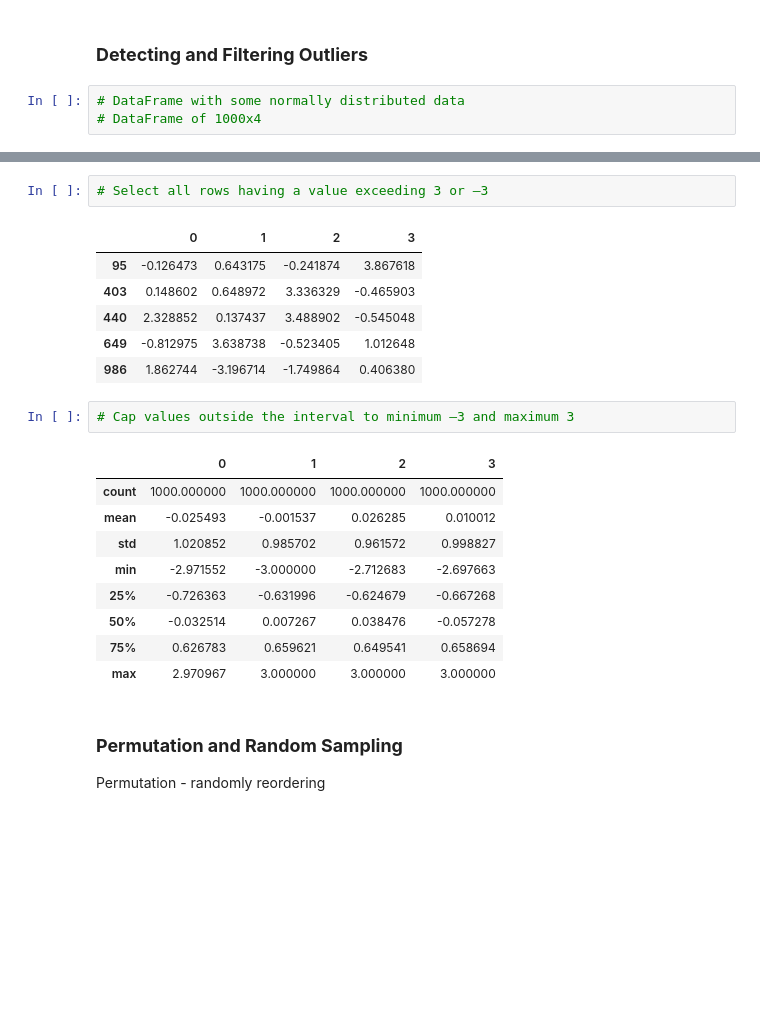
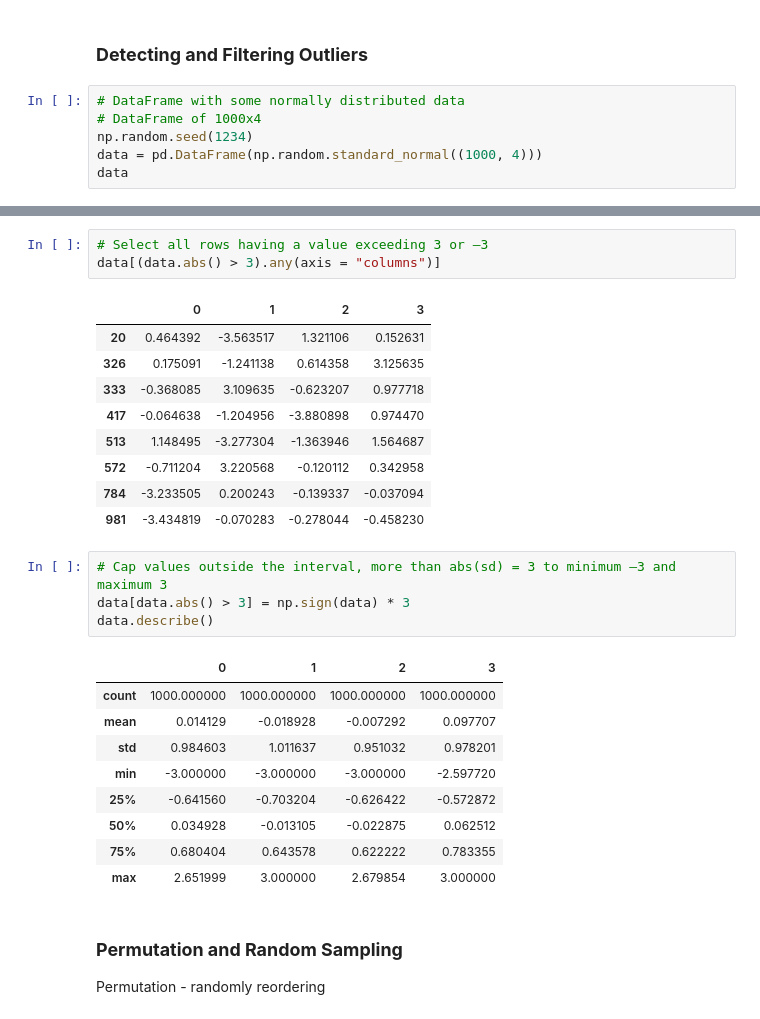
Before and after one commit to azrazainol/DS-week-10, a Jupyter notebook: Data_Science_Week_9_10.ipynb, the cells around one changed output, grey strips where cells are left out. Drawn from its saved outputs; the diff is of its cells as text; blank space fills up the shorter version.

```diff
--- a/Data_Science_Week_9_10.ipynb
+++ b/Data_Science_Week_9_10.ipynb
@@ -581,5 +592,8 @@ dtype: int64
 # %%
 # DataFrame with some normally distributed data
 # DataFrame of 1000x4
+np.random.seed(1234)
+data = pd.DataFrame(np.random.standard_normal((1000, 4)))
+data
 # %% [output]
 |  | 0 | 1 | 2 | 3 |
@@ -617,24 +628,30 @@ Name: 2, dtype: float64
 # %%
 # Select all rows having a value exceeding 3 or –3
+data[(data.abs() > 3).any(axis = "columns")]
 # %% [output]
 |  | 0 | 1 | 2 | 3 |
-| 95 | -0.126473 | 0.643175 | -0.241874 | 3.867618 |
-| 403 | 0.148602 | 0.648972 | 3.336329 | -0.465903 |
-| 440 | 2.328852 | 0.137437 | 3.488902 | -0.545048 |
-| 649 | -0.812975 | 3.638738 | -0.523405 | 1.012648 |
-| 986 | 1.862744 | -3.196714 | -1.749864 | 0.406380 |
+| 20 | 0.464392 | -3.563517 | 1.321106 | 0.152631 |
+| 326 | 0.175091 | -1.241138 | 0.614358 | 3.125635 |
+| 333 | -0.368085 | 3.109635 | -0.623207 | 0.977718 |
+| 417 | -0.064638 | -1.204956 | -3.880898 | 0.974470 |
+| 513 | 1.148495 | -3.277304 | -1.363946 | 1.564687 |
+| 572 | -0.711204 | 3.220568 | -0.120112 | 0.342958 |
+| 784 | -3.233505 | 0.200243 | -0.139337 | -0.037094 |
+| 981 | -3.434819 | -0.070283 | -0.278044 | -0.458230 |
 # %%
-# Cap values outside the interval to minimum –3 and maximum 3
+# Cap values outside the interval, more than abs(sd) = 3 to minimum –3 and maximum 3
+data[data.abs() > 3] = np.sign(data) * 3
+data.describe()
 # %% [output]
 |  | 0 | 1 | 2 | 3 |
 | count | 1000.000000 | 1000.000000 | 1000.000000 | 1000.000000 |
-| mean | -0.025493 | -0.001537 | 0.026285 | 0.010012 |
-| std | 1.020852 | 0.985702 | 0.961572 | 0.998827 |
-| min | -2.971552 | -3.000000 | -2.712683 | -2.697663 |
-| 25% | -0.726363 | -0.631996 | -0.624679 | -0.667268 |
-| 50% | -0.032514 | 0.007267 | 0.038476 | -0.057278 |
-| 75% | 0.626783 | 0.659621 | 0.649541 | 0.658694 |
-| max | 2.970967 | 3.000000 | 3.000000 | 3.000000 |
+| mean | 0.014129 | -0.018928 | -0.007292 | 0.097707 |
+| std | 0.984603 | 1.011637 | 0.951032 | 0.978201 |
+| min | -3.000000 | -3.000000 | -3.000000 | -2.597720 |
+| 25% | -0.641560 | -0.703204 | -0.626422 | -0.572872 |
+| 50% | 0.034928 | -0.013105 | -0.022875 | 0.062512 |
+| 75% | 0.680404 | 0.643578 | 0.622222 | 0.783355 |
+| max | 2.651999 | 3.000000 | 2.679854 | 3.000000 |
 # %% [markdown]
 ### **Permutation and Random Sampling**
 Permutation - randomly reordering
```
Also changed, not shown: parts of 9 cells of this notebook.
